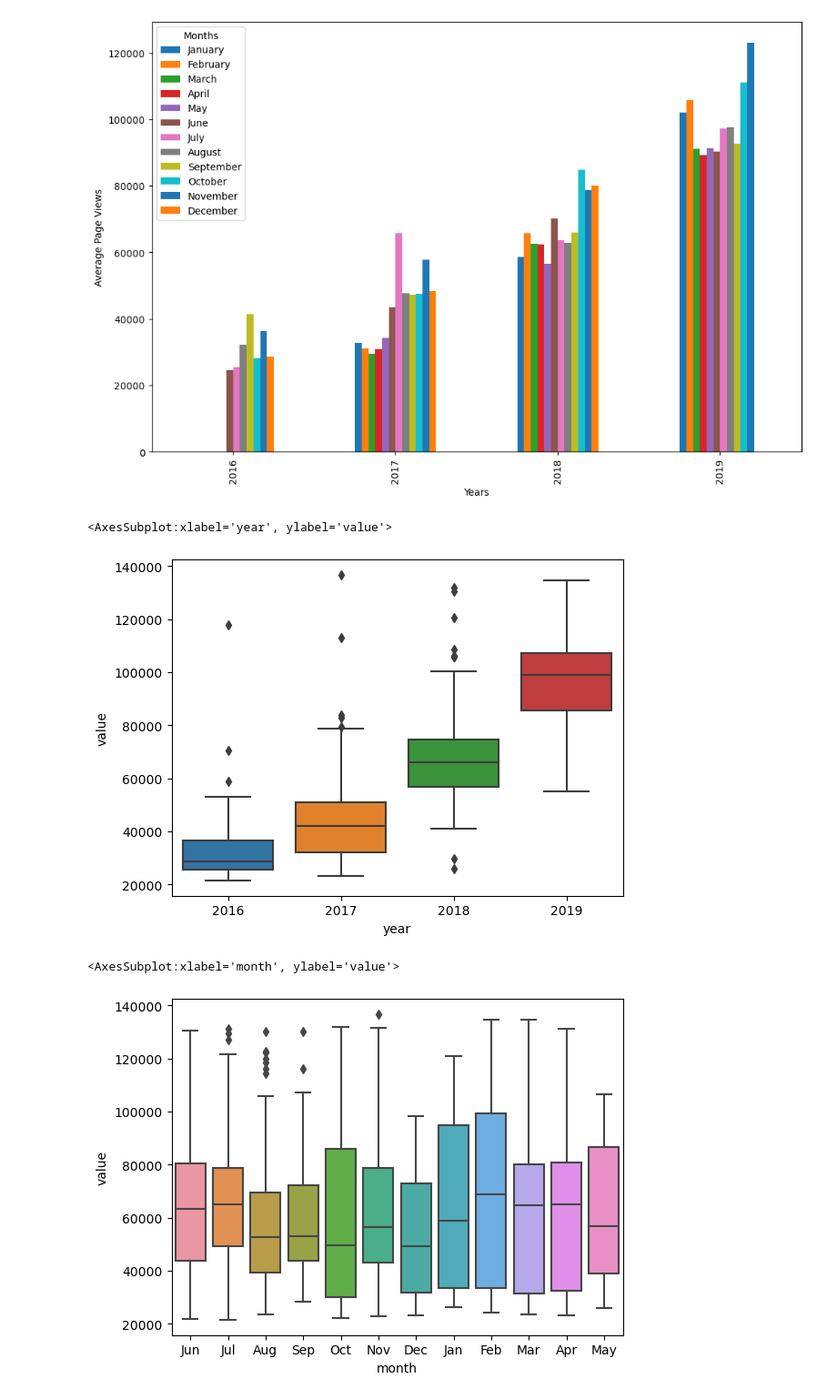
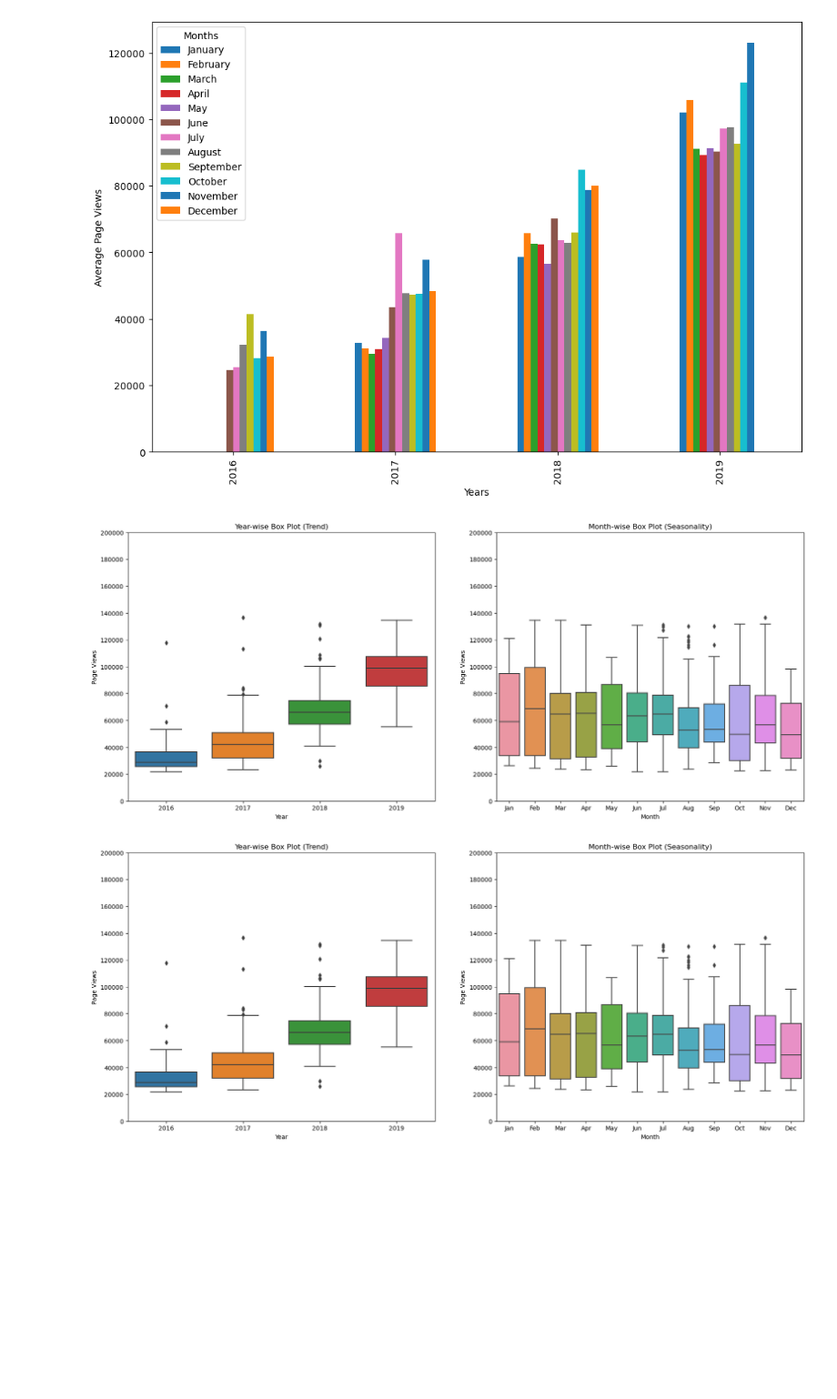
Before and after one commit to joshua-shorterivey/fcc-data-analysis-with-python, a Jupyter notebook: project_4_page_view_time_series_visualizer.ipynb, the cells around one changed output. Shown: that part at 91% size. Drawn from its saved outputs; the diff is of its cells as text; code cells hidden in the pictures; blank space fills up the shorter version.

```diff
--- a/project_4_page_view_time_series_visualizer.ipynb
+++ b/project_4_page_view_time_series_visualizer.ipynb
@@ -86,21 +81,6 @@ draw_bar_plot()
 # %% [output]
 [figure]
 [figure]
-# %%
-df_box = df.copy()
-df_box.reset_index(inplace=True)
-df_box['year'] = [d.year for d in df_box.date]
-df_box['month'] = [d.strftime('%b') for d in df_box.date]
-# %%
-sns.boxplot(data=df_box, x=df_box.year, y=df_box.value)
-# %% [output]
-<AxesSubplot:xlabel='year', ylabel='value'>
-[figure, removed]
-# %%
-sns.boxplot(data=df_box, x='month', y=df_box.value)
-# %% [output]
-<AxesSubplot:xlabel='month', ylabel='value'>
-[figure, removed]
 # %%
 
 def draw_box_plot():
@@ -111,11 +91,30 @@ def draw_box_plot():
     df_box['month'] = [d.strftime('%b') for d in df_box.date]
 
     # Draw box plots (using Seaborn)
+    fig, (ax1, ax2) = plt.subplots(1,2, figsize=(20,8))
+    sns.boxplot(data=df_box, x=df_box.year, y=df_box.value, ax=ax1)
+    sns.boxplot(data=df_box, x='month', y=df_box.value, ax=ax2,
+                order=['Jan', 'Feb', 'Mar', 'Apr', 'May', 'Jun',
+                    'Jul', 'Aug', 'Sep', 'Oct', 'Nov', 'Dec'])
 
-
+    ax1.set_ylabel('Page Views')
+    ax2.set_ylabel('Page Views')
+    ax1.set_xlabel('Year')
+    ax2.set_xlabel('Month')
+    ax1.set_title('Year-wise Box Plot (Trend)')
+    ax2.set_title('Month-wise Box Plot (Seasonality)')
+    ax1.set_ylim([0,200000])
+    ax2.set_ylim(0,200000)
+    ax1.set_yticks([0, 20000, 40000, 60000, 80000, 100000, 120000, 140000, 160000, 180000, 200000])
+    ax2.set_yticks([0, 20000, 40000, 60000, 80000, 100000, 120000, 140000, 160000, 180000, 200000])
 
 
 
     # Save image and return fig (don't change this part)
     fig.savefig('box_plot.png')
     return fig
+# %%
+draw_box_plot()
+# %% [output]
+[figure, added]
+[figure, added]
```
Also changed, not shown: parts of 4 cells of this notebook, 1 other file.
